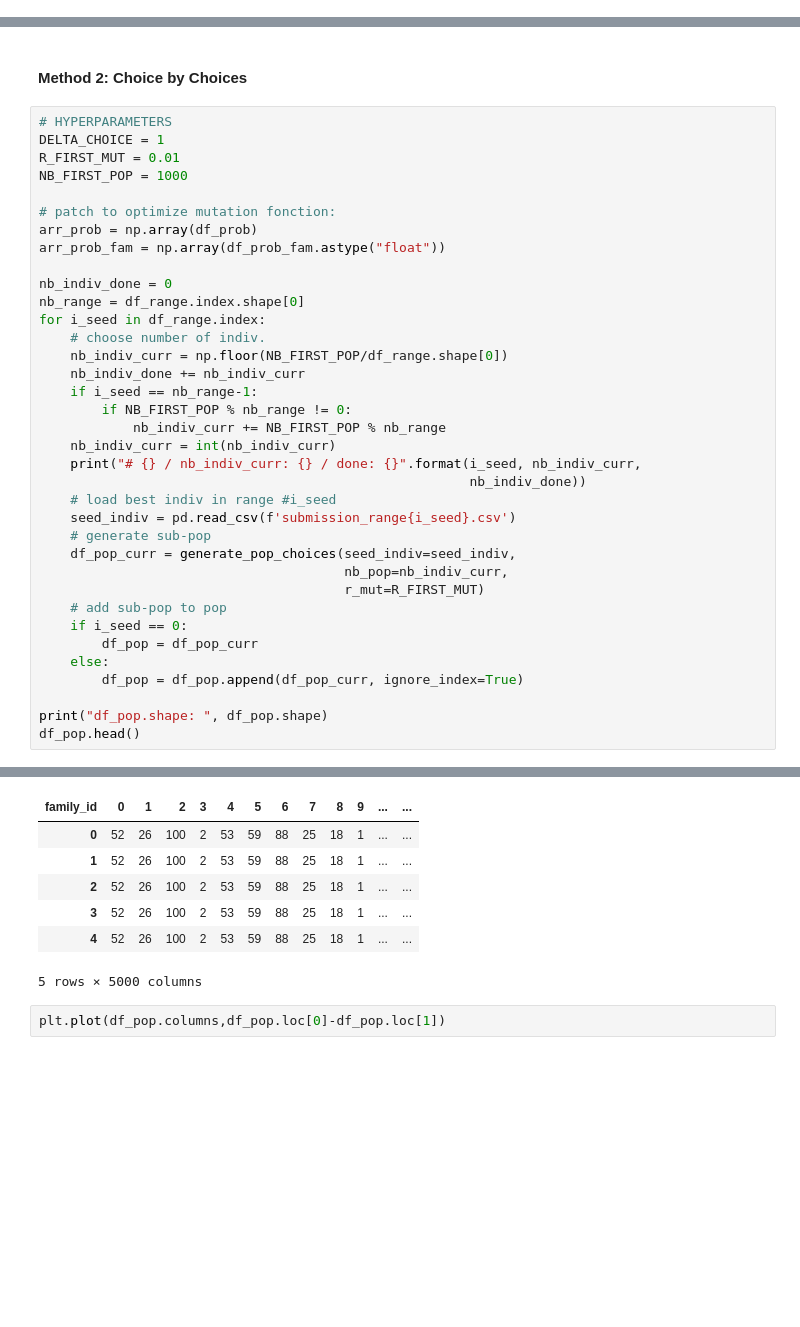
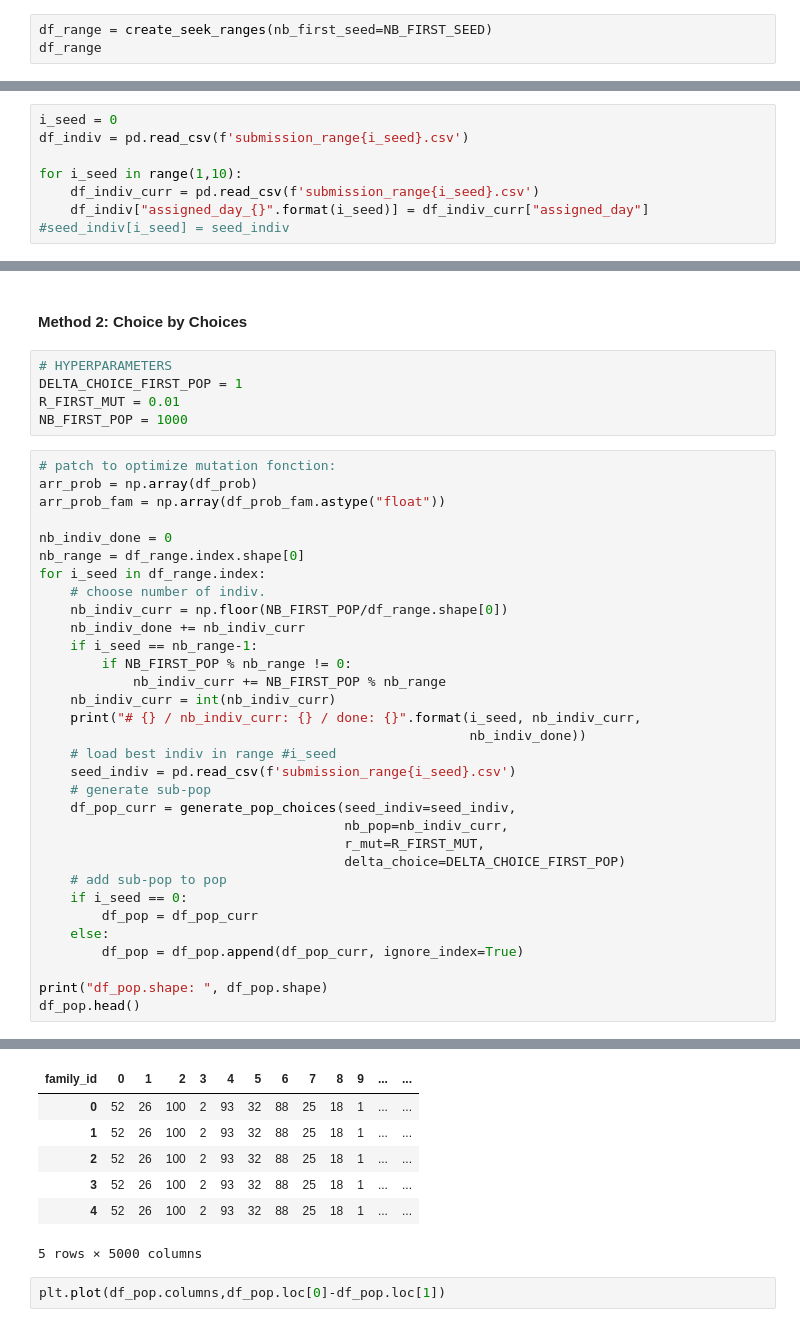
Before and after one commit to jeugregg/santa-workshop-tour-2019, a Jupyter notebook: santa-s-2019-starter-notebook.ipynb, the cells around one changed output, grey strips where cells are left out. Drawn from its saved outputs; the diff is of its cells as text; blank space fills up the shorter version.

```diff
--- a/santa-s-2019-starter-notebook.ipynb
+++ b/santa-s-2019-starter-notebook.ipynb
@@ -1507,0 +1581,3 @@ df_range
+# %%
+df_range = create_seek_ranges(nb_first_seed=NB_FIRST_SEED)
+df_range
@@ -1569,0 +1657,8 @@ Timing:  15.611806869506836
+# %%
+i_seed = 0
+df_indiv = pd.read_csv(f'submission_range{i_seed}.csv')
+
+for i_seed in range(1,10):
+    df_indiv_curr = pd.read_csv(f'submission_range{i_seed}.csv')
+    df_indiv["assigned_day_{}".format(i_seed)] = df_indiv_curr["assigned_day"]
+#seed_indiv[i_seed] = seed_indiv
@@ -1576,12 +1701,12 @@ df_prob_fam = joblib.load(PATH_SAVE_PROB_FAM)
 df_prob = joblib.load(PATH_TO_SAVE_DATA + '/df_prob.pkl')
 # %% [markdown]
 #### Method 2:  Choice by Choices
+# %%
+# HYPERPARAMETERS
+DELTA_CHOICE_FIRST_POP = 1
+R_FIRST_MUT = 0.01
+NB_FIRST_POP = 1000
 # %%
-# HYPERPARAMETERS
-DELTA_CHOICE = 1
-R_FIRST_MUT = 0.01
-NB_FIRST_POP = 1000
-
 # patch to optimize mutation fonction:
 arr_prob = np.array(df_prob)
 arr_prob_fam = np.array(df_prob_fam.astype("float"))
@@ -1603,7 +1728,8 @@ for i_seed in df_range.index:
     # generate sub-pop
     df_pop_curr = generate_pop_choices(seed_indiv=seed_indiv,
                                        nb_pop=nb_indiv_curr,
-                                       r_mut=R_FIRST_MUT)
+                                       r_mut=R_FIRST_MUT,
+                                       delta_choice=DELTA_CHOICE_FIRST_POP)
     # add sub-pop to pop
     if i_seed == 0:
         df_pop = df_pop_curr
@@ -1633,9 +1759,9 @@ df_pop.shape:  (2000, 5000)
 | family_id | 0 | 1 | 2 | 3 | 4 | 5 | 6 | 7 | 8 | 9 | ... | ... |
-| 0 | 52 | 26 | 100 | 2 | 53 | 59 | 88 | 25 | 18 | 1 | ... | ... |
-| 1 | 52 | 26 | 100 | 2 | 53 | 59 | 88 | 25 | 18 | 1 | ... | ... |
-| 2 | 52 | 26 | 100 | 2 | 53 | 59 | 88 | 25 | 18 | 1 | ... | ... |
-| 3 | 52 | 26 | 100 | 2 | 53 | 59 | 88 | 25 | 18 | 1 | ... | ... |
-| 4 | 52 | 26 | 100 | 2 | 53 | 59 | 88 | 25 | 18 | 1 | ... | ... |
+| 0 | 52 | 26 | 100 | 2 | 93 | 32 | 88 | 25 | 18 | 1 | ... | ... |
+| 1 | 52 | 26 | 100 | 2 | 93 | 32 | 88 | 25 | 18 | 1 | ... | ... |
+| 2 | 52 | 26 | 100 | 2 | 93 | 32 | 88 | 25 | 18 | 1 | ... | ... |
+| 3 | 52 | 26 | 100 | 2 | 93 | 32 | 88 | 25 | 18 | 1 | ... | ... |
+| 4 | 52 | 26 | 100 | 2 | 93 | 32 | 88 | 25 | 18 | 1 | ... | ... |
 5 rows × 5000 columns
 # %%
 plt.plot(df_pop.columns,df_pop.loc[0]-df_pop.loc[1])
```
Also changed, not shown: parts of 89 cells of this notebook.
